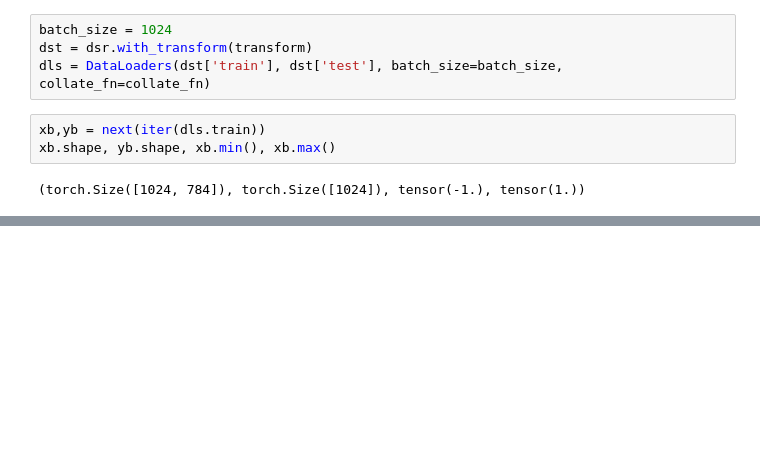
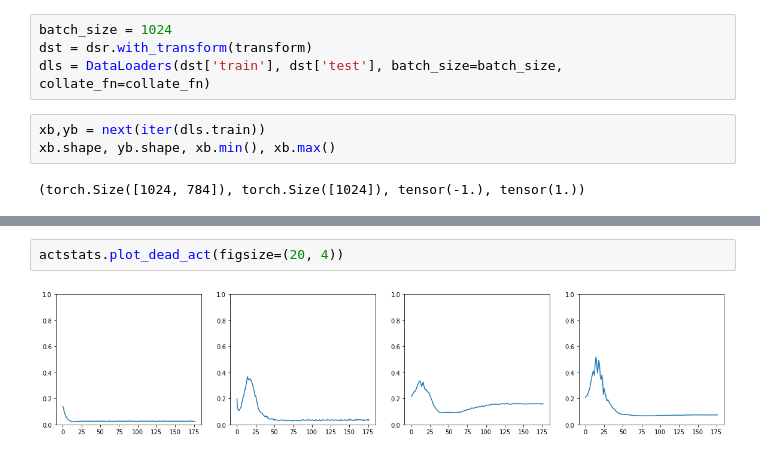
Before and after one commit to arun477/variational_autoencoder, a Jupyter notebook: linear_vae.ipynb, the cells around one changed output, grey strips where cells are left out. Drawn from its saved outputs; the diff is of its cells as text; blank space fills up the shorter version.

```diff
--- a/linear_vae.ipynb
+++ b/linear_vae.ipynb
@@ -130,3 +172,7 @@ actstats.plot(figsize=(20, 5))
+# %%
+actstats.plot_dead_act(figsize=(20, 4))
+# %% [output]
+[figure, added]
 # %%
 xb,yb = next(iter(dls.valid))
 outp = model(xb).detach()
```
Also changed, not shown: parts of 11 cells of this notebook.
